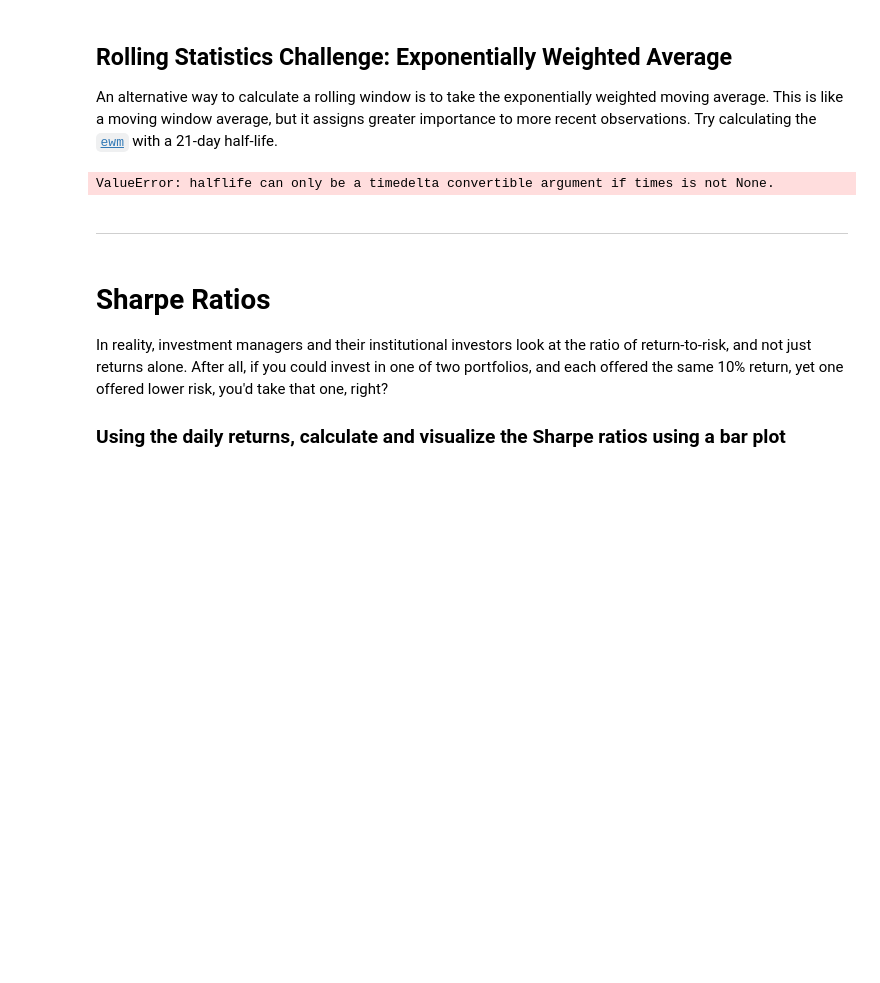
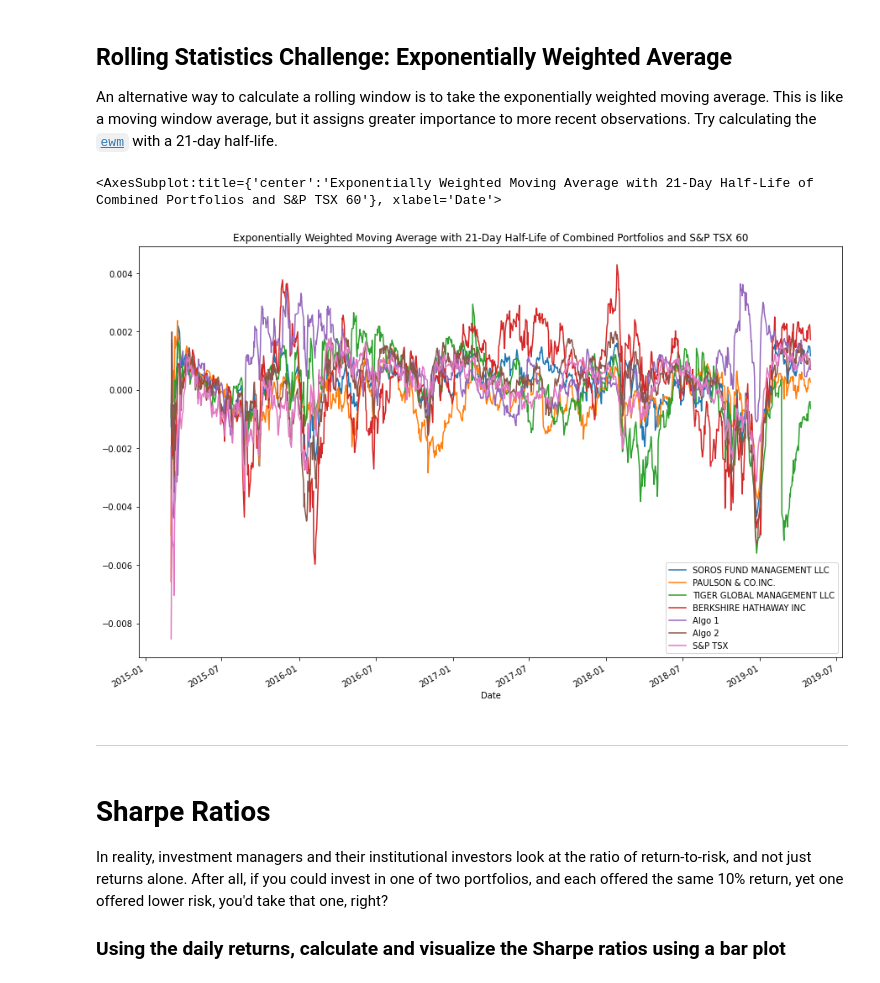
Before and after one commit to Kyyzer/week3-4-whale-analysis, a Jupyter notebook: Starter_Code/whale_analysis.ipynb, the cells around one changed output. Saved outputs shown, nothing was run; the diff lists cells and outputs as text; code cells hidden in the pictures; blank space fills up the shorter version.

```diff
--- a/Starter_Code/whale_analysis.ipynb
+++ b/Starter_Code/whale_analysis.ipynb
@@ -324,9 +326,11 @@ algo2_plot.legend(["Algo 2"])
 An alternative way to calculate a rolling window is to take the exponentially weighted moving average. This is like a moving window average, but it assigns greater importance to more recent observations. Try calculating the [`ewm`](https://pandas.pydata.org/pandas-docs/stable/reference/api/pandas.DataFrame.ewm.html) with a 21-day half-life.
 # %%
 # Use `ewm` to calculate the rolling window
-combined_returns.ewm(halflife = "21 days").mean()
+combined_returns_ewm = combined_returns.ewm(halflife = 21).mean()
+combined_returns_ewm.plot(figsize = (15,10), title = "Exponentially Weighted Moving Average with 21-Day Half-Life of Combined Portfolios and S&P TSX 60")
 # %% [output]
-ValueError: halflife can only be a timedelta convertible argument if times is not None.
+<AxesSubplot:title={'center':'Exponentially Weighted Moving Average with 21-Day Half-Life of Combined Portfolios and S&P TSX 60'}, xlabel='Date'>
+[figure, added]
 # %% [markdown]
 ---
 # %% [markdown]
```
Also changed, not shown: parts of 35 cells of this notebook.
